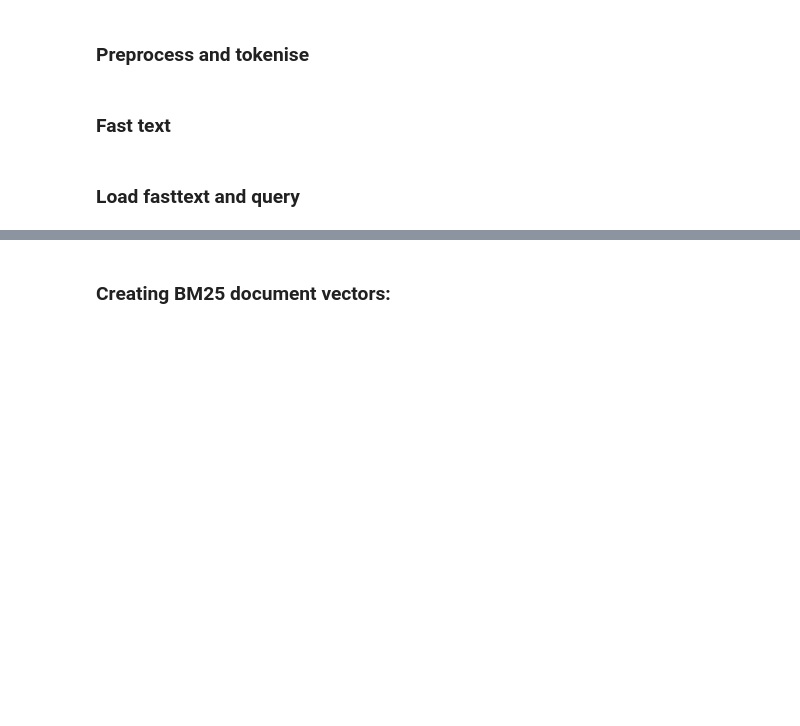
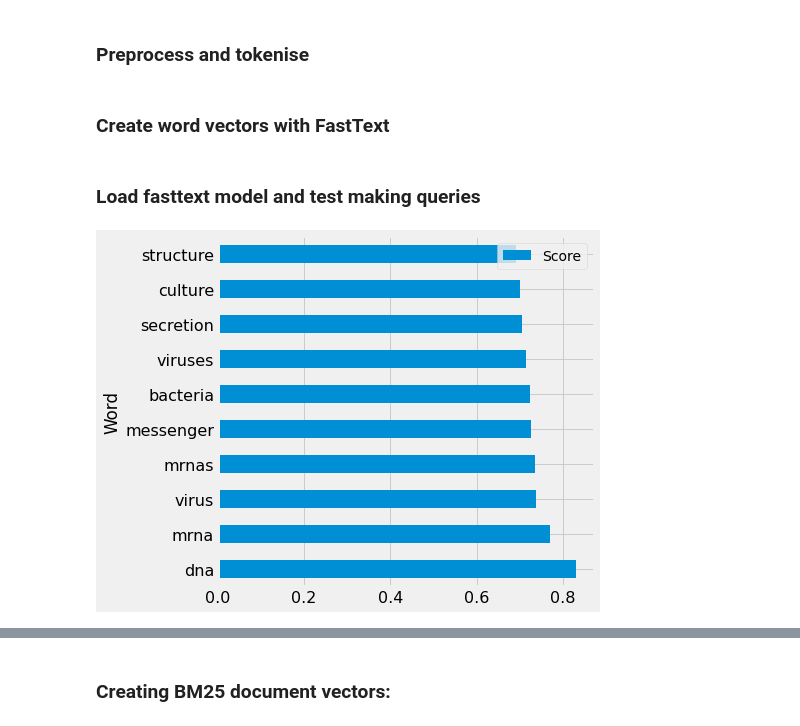
Before and after one commit to arivargasb/ECHOsearchEngine, a Jupyter notebook: notebooks/Smart search engine_ECHO.ipynb, the cells around one changed output, grey strips where cells are left out. Drawn from its saved outputs; the diff is of its cells as text; code cells hidden in the pictures; blank space fills up the shorter version.

```diff
--- a/notebooks/Smart search engine_ECHO.ipynb
+++ b/notebooks/Smart search engine_ECHO.ipynb
@@ -189,6 +185,6 @@ text = [ftfy.fix_text(str(i)) for i in text] # change bad unicode with good unic
 for doc in tqdm(nlp.pipe(text, n_threads=2, disable=["tagger", "parser","ner"])):
     tok = [t.text for t in doc if (t.is_ascii and not t.is_punct and not t.is_space)]
     tok_text.append(tok)
-# %% [markdown]
-### Fast text
+# %% [markdown]
+### Create word vectors with FastText
 # %%
@@ -215,6 +211,14 @@ ft_model.train(
 
 ft_model.save('_fasttext_echo.model2')
 # %% [markdown]
-### Load fasttext and query
+### Load fasttext model and test making queries
 # %%
 ft_model = FastText.load('_fasttext_echo.model2')
+# %%
+import matplotlib.style as style
+
+plt.style.use('fivethirtyeight')
+fig1=pd.DataFrame(ft_model.wv.most_similar("rna", topn=10, restrict_vocab=5000),columns=['Word','Score']).plot.barh(x='Word',figsize=(6,6))
+fig1.tick_params(axis = 'both', which = 'major', labelsize = 16)
+# %% [output]
+[figure, added]
```
Also changed, not shown: parts of 19 cells of this notebook, 9 other files.
